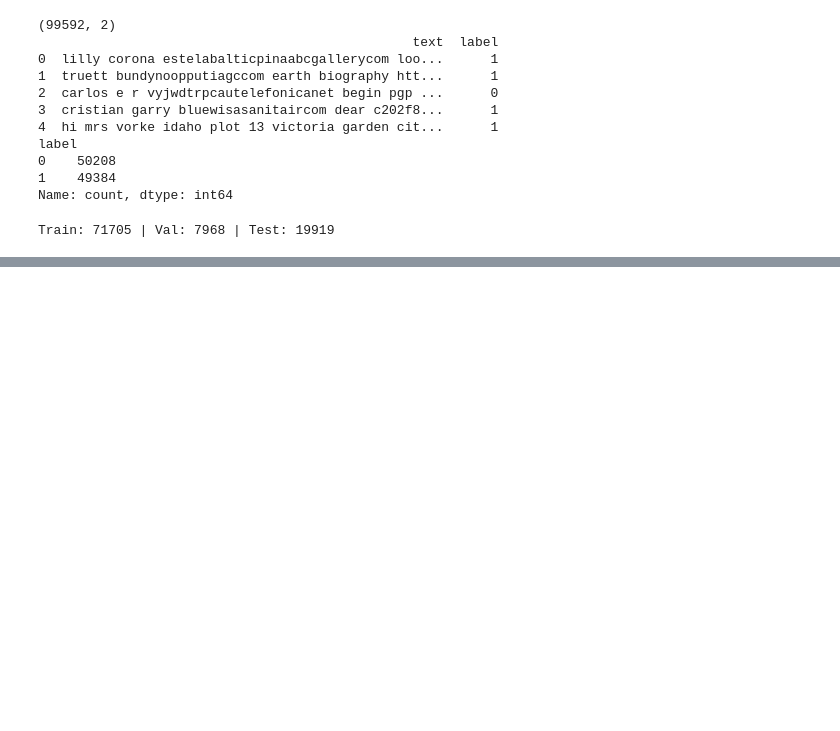
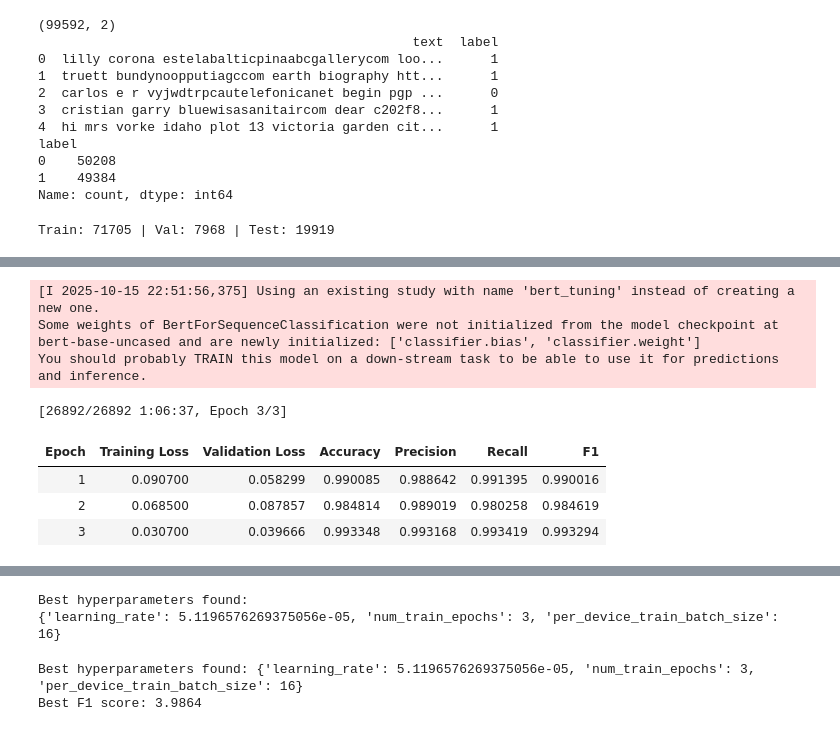
Before and after one commit to ZackPham21/EECS4480---Capstone-Project, a Jupyter notebook: notebooks/02_train_bert.ipynb, the cells around one changed output, grey strips where cells are left out. Drawn from its saved outputs; the diff is of its cells as text; code cells hidden in the pictures; blank space fills up the shorter version.

```diff
--- a/notebooks/02_train_bert.ipynb
+++ b/notebooks/02_train_bert.ipynb
@@ -193,0 +172,43 @@ You should probably TRAIN this model on a down-stream task to be able to use it
+# %%
+import os
+
+# Construct the absolute path for the SQLite file
+db_path = os.path.join(os.getcwd(), "tuning_checkpoints", "bert_tuning.db")
+
+# Define how Optuna should explore hyperparameters
+def optuna_hp_space(trial):
+    return {
+        # Sample a learning rate between 1e-5 and 5e-4
+        "learning_rate": trial.suggest_float("learning_rate", 1e-5, 5e-4, log=True),
+
+        # Try 3, 4, or 5 epochs per training trial
+        "num_train_epochs": trial.suggest_int("num_train_epochs", 3, 5),
+
+        # Try different batch sizes for training
+        "per_device_train_batch_size": trial.suggest_categorical(
+            "per_device_train_batch_size", [8, 16, 32]
+        ),
+    }
+
+# Run automatic hyperparameter tuning using Optuna
+best_run = trainer.hyperparameter_search(
+    direction="maximize", # Success criteria: we want to maximize F1-score
+    backend="optuna", # Use Optuna as the tuning backend
+    n_trials=1, # Try to rerun the experiment X times, adjust it appropriately
+    hp_space=optuna_hp_space,
+    study_name="bert_tuning",  # Name of the study
+    storage=f"sqlite:///{db_path}",  # Save to this DB file
+    load_if_exists=True,
+)
+
+print("Best hyperparameters found:")
+print(best_run.hyperparameters)
+# %% [output]
+[I 2025-10-15 22:51:56,375] Using an existing study with name 'bert_tuning' instead of creating a new one.
+Some weights of BertForSequenceClassification were not initialized from the model checkpoint at bert-base-uncased and are newly initialized: ['classifier.bias', 'classifier.weight']
+You should probably TRAIN this model on a down-stream task to be able to use it for predictions and inference.
+[26892/26892 1:06:37, Epoch 3/3]
+| Epoch | Training Loss | Validation Loss | Accuracy | Precision | Recall | F1 |
+| 1 | 0.090700 | 0.058299 | 0.990085 | 0.988642 | 0.991395 | 0.990016 |
+| 2 | 0.068500 | 0.087857 | 0.984814 | 0.989019 | 0.980258 | 0.984619 |
+| 3 | 0.030700 | 0.039666 | 0.993348 | 0.993168 | 0.993419 | 0.993294 |
@@ -194 +216,24 @@ You should probably TRAIN this model on a down-stream task to be able to use it
+Best hyperparameters found:
+{'learning_rate': 5.1196576269375056e-05, 'num_train_epochs': 3, 'per_device_train_batch_size': 16}
+# %%
+import optuna
+
+# Construct absolute path to the database
+db_path = os.path.join(os.getcwd(), "tuning_checkpoints", "bert_tuning.db")
+
+# Load the Optuna study
+study = optuna.load_study(
+    study_name="bert_tuning",  # Load in the study
+    storage=f"sqlite:///{db_path}" # Load from the DB file
+)
+
+# Get the best parameters and F1 value
+best_params = study.best_params
+best_value = study.best_value
+
+print("Best hyperparameters found:", best_params)
+print(f"Best F1 score: {best_value:.4f}")
+# %% [output]
+Best hyperparameters found: {'learning_rate': 5.1196576269375056e-05, 'num_train_epochs': 3, 'per_device_train_batch_size': 16}
+Best F1 score: 3.9864
 # %%
```
Also changed, not shown: parts of 12 cells of this notebook, 2 other files.
